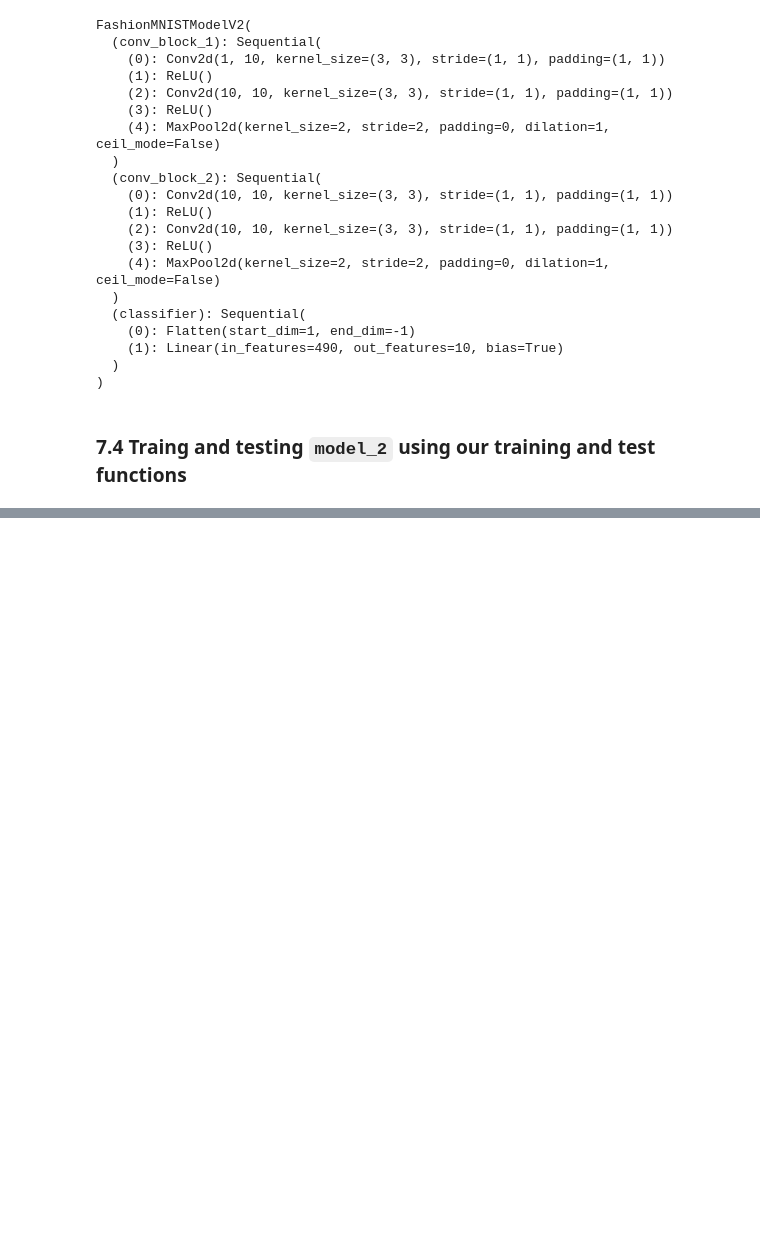
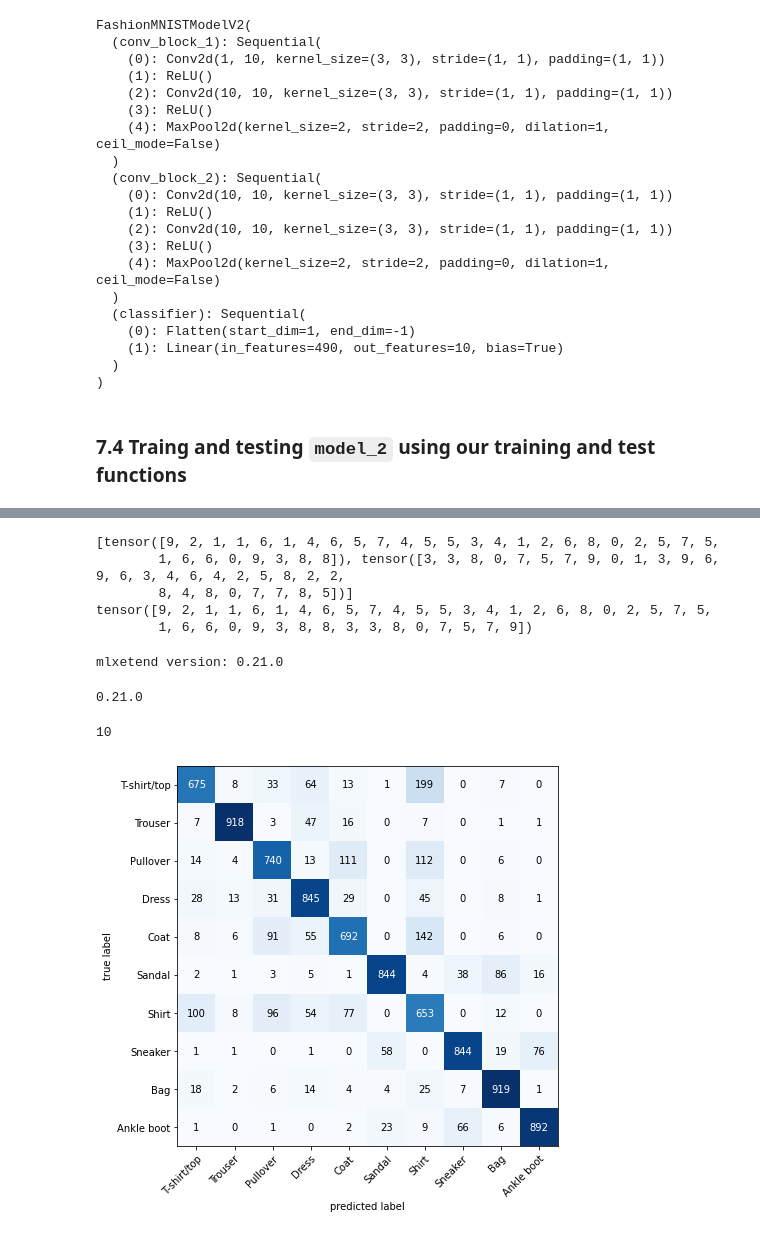
Before and after one commit to gavindoughtie/pytorch_class, a Jupyter notebook: udemy_pytorch_03_01_computer_vision.ipynb, the cells around one changed output, grey strips where cells are left out. Drawn from its saved outputs; the diff is of its cells as text; code cells hidden in the pictures; blank space fills up the shorter version.

```diff
--- a/udemy_pytorch_03_01_computer_vision.ipynb
+++ b/udemy_pytorch_03_01_computer_vision.ipynb
@@ -1071,0 +1142,61 @@ Train time on cuda:0: 31.456 seconds
+# %%
+from tqdm.auto import tqdm
+
+# 1. Make predictions with trained model
+y_preds = []
+model_2.eval()
+with torch.inference_mode():
+  for X, y in tqdm(test_dataloader, desc="making predictions..."):
+    # send to target device
+    X, y = X.to(device), y.to(device)
+    y_logit = model_2(X)
+    # turn predictions from logits to probabilities to labels
+    y_pred = torch.softmax(y_logit.squeeze(), dim=0).argmax(dim=1)
+    # put predictions on cpu for evaluation
+    y_preds.append(y_pred.cpu())
+
+  # Concatenate list of tensors into a single tensor
+  print(y_preds[:2])
+  y_pred_tensor = torch.cat(y_preds)
+  print(y_pred_tensor[:40])
+# %% [output]
+[tensor([9, 2, 1, 1, 6, 1, 4, 6, 5, 7, 4, 5, 5, 3, 4, 1, 2, 6, 8, 0, 2, 5, 7, 5,
+        1, 6, 6, 0, 9, 3, 8, 8]), tensor([3, 3, 8, 0, 7, 5, 7, 9, 0, 1, 3, 9, 6, 9, 6, 3, 4, 6, 4, 2, 5, 8, 2, 2,
+        8, 4, 8, 0, 7, 7, 8, 5])]
+tensor([9, 2, 1, 1, 6, 1, 4, 6, 5, 7, 4, 5, 5, 3, 4, 1, 2, 6, 8, 0, 2, 5, 7, 5,
+        1, 6, 6, 0, 9, 3, 8, 8, 3, 3, 8, 0, 7, 5, 7, 9])
+# %%
+# mlxtend has to be newer than the version included with colab as of 12/29/2022
+
+# see if required packages are installed, and install them if not
+try:
+  import torchmetrics, mlxtend
+  print(f'mlxetend version: {mlxtend.__version__}')
+  assert int(mlxtend.__version__.split('.')[1]) >= 19 >= 19, 'mlxtend has to be higher than 0.19.0'
+except:
+  %pip install -q torchmetrics -U mlxtend
+  import torchmetrics, mlextend
+  print(f'mlxetend version: {mlxtend.__version__}')
+# %% [output]
+mlxetend version: 0.21.0
+# %%
+import mlxtend
+print(mlxtend.__version__)
+# %% [output]
+0.21.0
+10
+# %%
+from torchmetrics import ConfusionMatrix
+from mlxtend.plotting import plot_confusion_matrix
+
+# 2. Setup confusion matrix instance and compare predictions to targets
+confmat = ConfusionMatrix(num_classes=len(class_names), task='multiclass')
+confmat_tensor = confmat(preds=y_pred_tensor,
+                         target=test_data.targets)
+
+# 3. Plot the confusion matrix
+fix, ax = plot_confusion_matrix(conf_mat=confmat_tensor.numpy(), # for matplot lib
+                                class_names=class_names,
+                                figsize=(10, 7))
+# %% [output]
+[figure, added]
```
Also changed, not shown: parts of 40 cells of this notebook.
